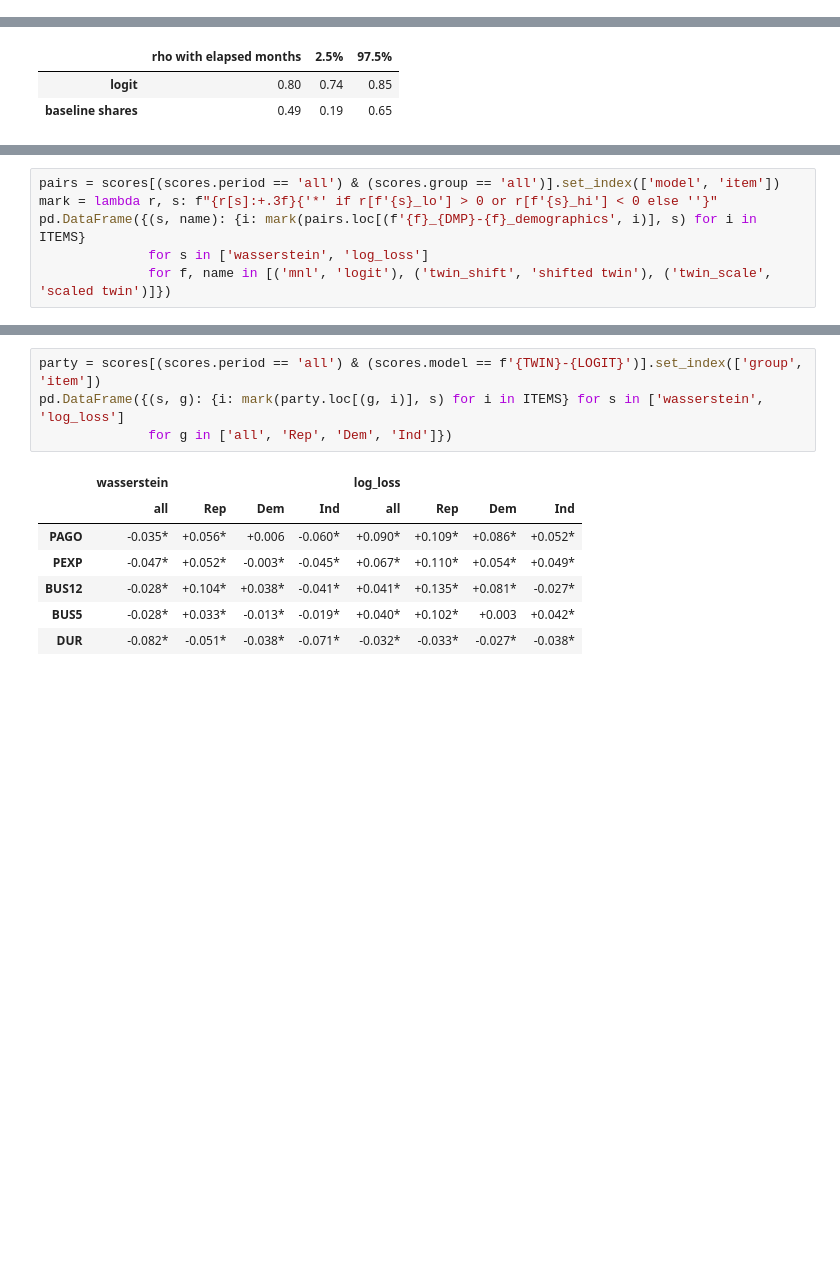
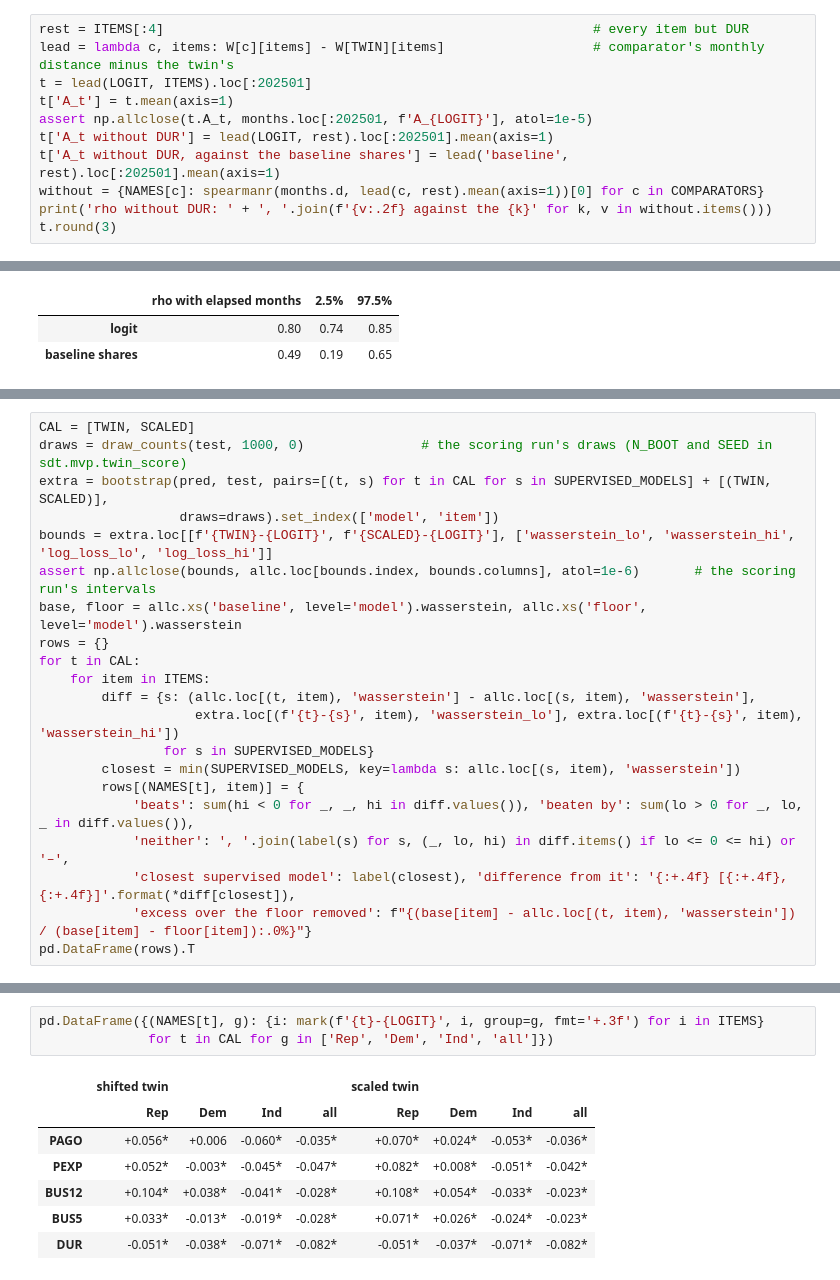
Before and after one commit to jerrydzj/state-dependent-twins, a Jupyter notebook: notebooks/06_mvp_twin_test.ipynb, the cells around one changed output, grey strips where cells are left out. Saved outputs shown, nothing was run; the diff lists cells and outputs as text; blank space fills up the shorter version.

```diff
--- a/notebooks/06_mvp_twin_test.ipynb
+++ b/notebooks/06_mvp_twin_test.ipynb
@@ -420,0 +324,11 @@ d_t with elapsed months in the correlation of section 3.3, with the interval and
+# %%
+rest = ITEMS[:4]                                                       # every item but DUR
+lead = lambda c, items: W[c][items] - W[TWIN][items]                   # comparator's monthly distance minus the twin's
+t = lead(LOGIT, ITEMS).loc[:202501]
+t['A_t'] = t.mean(axis=1)
+assert np.allclose(t.A_t, months.loc[:202501, f'A_{LOGIT}'], atol=1e-5)
+t['A_t without DUR'] = lead(LOGIT, rest).loc[:202501].mean(axis=1)
+t['A_t without DUR, against the baseline shares'] = lead('baseline', rest).loc[:202501].mean(axis=1)
+without = {NAMES[c]: spearmanr(months.d, lead(c, rest).mean(axis=1))[0] for c in COMPARATORS}
+print('rho without DUR: ' + ', '.join(f'{v:.2f} against the {k}' for k, v in without.items()))
+t.round(3)
@@ -512,6 +648,0 @@ D+M+P is better; *: the 95% interval excludes zero):
-# %%
-pairs = scores[(scores.period == 'all') & (scores.group == 'all')].set_index(['model', 'item'])
-mark = lambda r, s: f"{r[s]:+.3f}{'*' if r[f'{s}_lo'] > 0 or r[f'{s}_hi'] < 0 else ''}"
-pd.DataFrame({(s, name): {i: mark(pairs.loc[(f'{f}_{DMP}-{f}_demographics', i)], s) for i in ITEMS}
-              for s in ['wasserstein', 'log_loss']
-              for f, name in [('mnl', 'logit'), ('twin_shift', 'shifted twin'), ('twin_scale', 'scaled twin')]})
@@ -536,0 +659,21 @@ is better; *: the 95% interval excludes zero):
+# %%
+CAL = [TWIN, SCALED]
+draws = draw_counts(test, 1000, 0)               # the scoring run's draws (N_BOOT and SEED in sdt.mvp.twin_score)
+extra = bootstrap(pred, test, pairs=[(t, s) for t in CAL for s in SUPERVISED_MODELS] + [(TWIN, SCALED)],
+                  draws=draws).set_index(['model', 'item'])
+bounds = extra.loc[[f'{TWIN}-{LOGIT}', f'{SCALED}-{LOGIT}'], ['wasserstein_lo', 'wasserstein_hi', 'log_loss_lo', 'log_loss_hi']]
+assert np.allclose(bounds, allc.loc[bounds.index, bounds.columns], atol=1e-6)       # the scoring run's intervals
+base, floor = allc.xs('baseline', level='model').wasserstein, allc.xs('floor', level='model').wasserstein
+rows = {}
+for t in CAL:
+    for item in ITEMS:
+        diff = {s: (allc.loc[(t, item), 'wasserstein'] - allc.loc[(s, item), 'wasserstein'],
+                    extra.loc[(f'{t}-{s}', item), 'wasserstein_lo'], extra.loc[(f'{t}-{s}', item), 'wasserstein_hi'])
+                for s in SUPERVISED_MODELS}
+        closest = min(SUPERVISED_MODELS, key=lambda s: allc.loc[(s, item), 'wasserstein'])
+        rows[(NAMES[t], item)] = {
+            'beats': sum(hi < 0 for _, _, hi in diff.values()), 'beaten by': sum(lo > 0 for _, lo, _ in diff.values()),
+            'neither': ', '.join(label(s) for s, (_, lo, hi) in diff.items() if lo <= 0 <= hi) or '–',
+            'closest supervised model': label(closest), 'difference from it': '{:+.4f} [{:+.4f}, {:+.4f}]'.format(*diff[closest]),
+            'excess over the floor removed': f"{(base[item] - allc.loc[(t, item), 'wasserstein']) / (base[item] - floor[item]):.0%}"}
+pd.DataFrame(rows).T
@@ -537,12 +728,11 @@ is better; *: the 95% interval excludes zero):
 # %%
-party = scores[(scores.period == 'all') & (scores.model == f'{TWIN}-{LOGIT}')].set_index(['group', 'item'])
-pd.DataFrame({(s, g): {i: mark(party.loc[(g, i)], s) for i in ITEMS} for s in ['wasserstein', 'log_loss']
-              for g in ['all', 'Rep', 'Dem', 'Ind']})
+pd.DataFrame({(NAMES[t], g): {i: mark(f'{t}-{LOGIT}', i, group=g, fmt='+.3f') for i in ITEMS}
+              for t in CAL for g in ['Rep', 'Dem', 'Ind', 'all']})
 # %% [output]
-|  | wasserstein |  |  |  | log_loss |  |  |  |
-|  | all | Rep | Dem | Ind | all | Rep | Dem | Ind |
-| PAGO | -0.035* | +0.056* | +0.006 | -0.060* | +0.090* | +0.109* | +0.086* | +0.052* |
-| PEXP | -0.047* | +0.052* | -0.003* | -0.045* | +0.067* | +0.110* | +0.054* | +0.049* |
-| BUS12 | -0.028* | +0.104* | +0.038* | -0.041* | +0.041* | +0.135* | +0.081* | -0.027* |
-| BUS5 | -0.028* | +0.033* | -0.013* | -0.019* | +0.040* | +0.102* | +0.003 | +0.042* |
-| DUR | -0.082* | -0.051* | -0.038* | -0.071* | -0.032* | -0.033* | -0.027* | -0.038* |
+|  | shifted twin |  |  |  | scaled twin |  |  |  |
+|  | Rep | Dem | Ind | all | Rep | Dem | Ind | all |
+| PAGO | +0.056* | +0.006 | -0.060* | -0.035* | +0.070* | +0.024* | -0.053* | -0.036* |
+| PEXP | +0.052* | -0.003* | -0.045* | -0.047* | +0.082* | +0.008* | -0.051* | -0.042* |
+| BUS12 | +0.104* | +0.038* | -0.041* | -0.028* | +0.108* | +0.054* | -0.033* | -0.023* |
+| BUS5 | +0.033* | -0.013* | -0.019* | -0.028* | +0.071* | +0.026* | -0.024* | -0.023* |
+| DUR | -0.051* | -0.038* | -0.071* | -0.082* | -0.051* | -0.037* | -0.071* | -0.082* |
```
Also changed, not shown: parts of 69 cells of this notebook.
